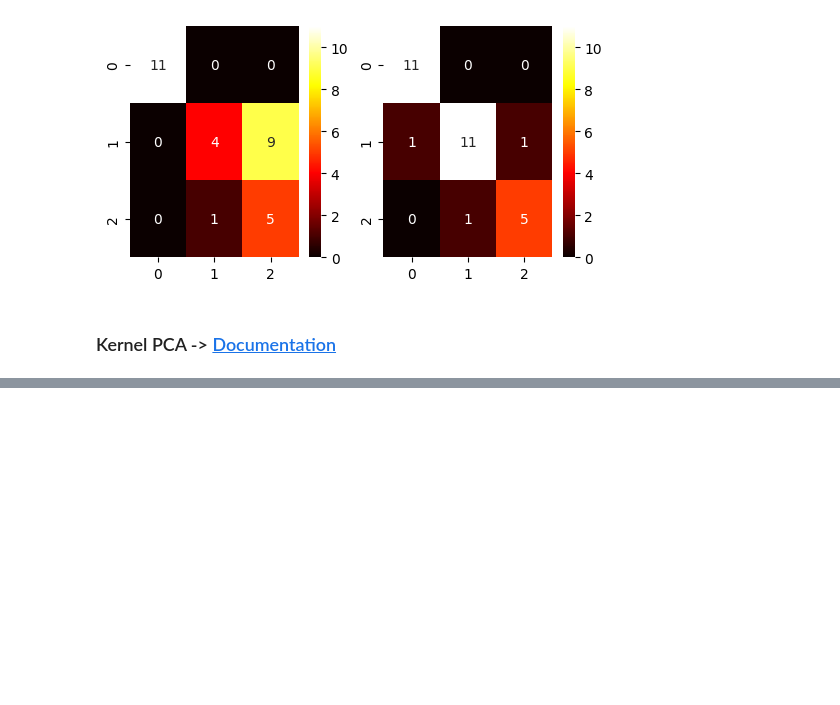
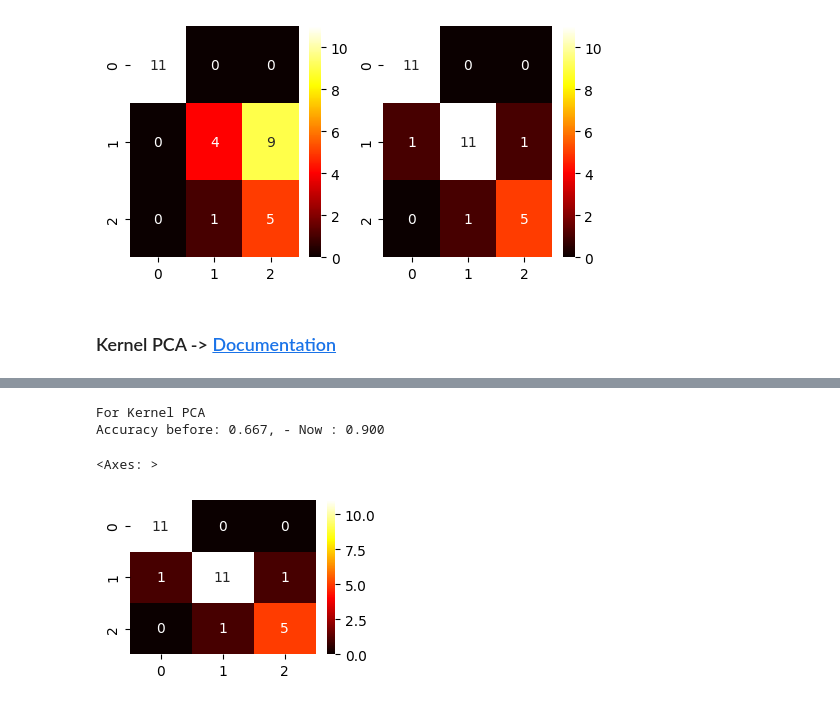
Before and after one commit to EddyTheSaint/ML_J10, a Jupyter notebook: Sem_8/PCA.ipynb, the cells around one changed output, grey strips where cells are left out. Saved outputs shown, nothing was run; the diff lists cells and outputs as text; code cells hidden in the pictures; blank space fills up the shorter version.

```diff
--- a/Sem_8/PCA.ipynb
+++ b/Sem_8/PCA.ipynb
@@ -149,6 +167,15 @@ ax.set_axis_off()
 # %%
-# Comput metrics
+# Compute metrics
+acc_kpca = accuracy_score(y_test, predictions)
+cm_kpca = confusion_matrix(y_test, predictions)
 
 # Compare against original model
 print("For Kernel PCA")
-print("Accuracy before: {0:.3f}, - Now : {1:.3f} \n".format( _ , _ ))
+print("Accuracy before: {0:.3f}, - Now : {1:.3f} \n".format( acc , acc_kpca ))
+_, ax = plt.subplots(figsize=(3,2))
+sns.heatmap(cm_kpca, annot=True, cmap='hot', ax=ax)
+# %% [output]
+For Kernel PCA
+Accuracy before: 0.667, - Now : 0.900
+<Axes: >
+[figure, added]
```
Also changed, not shown: parts of 7 cells of this notebook.
